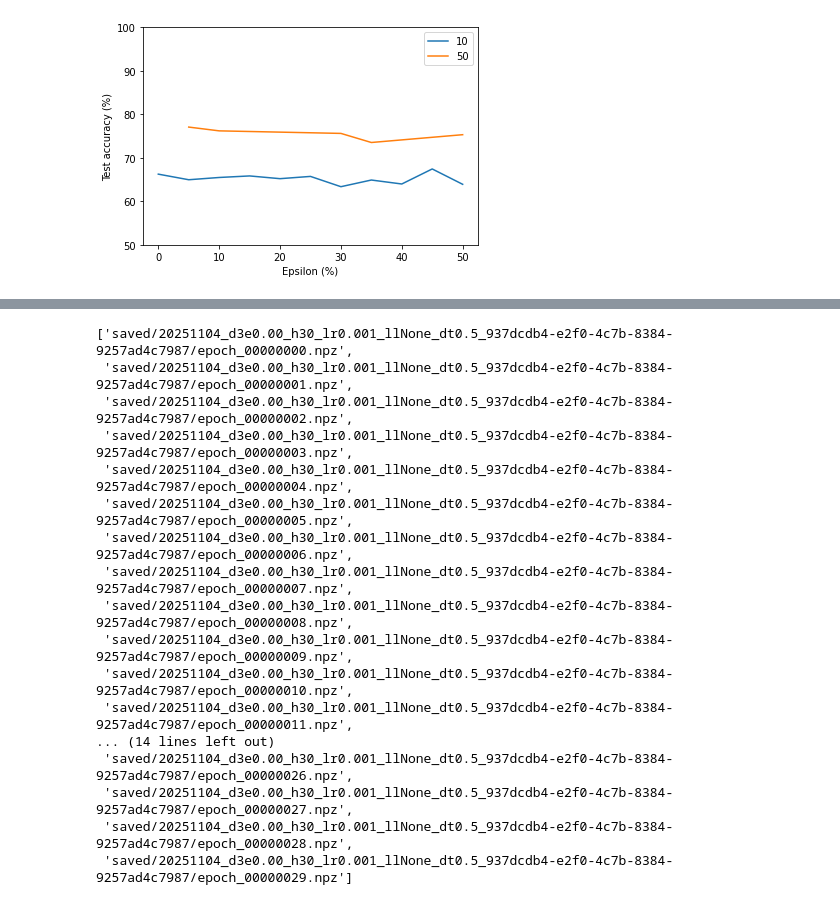
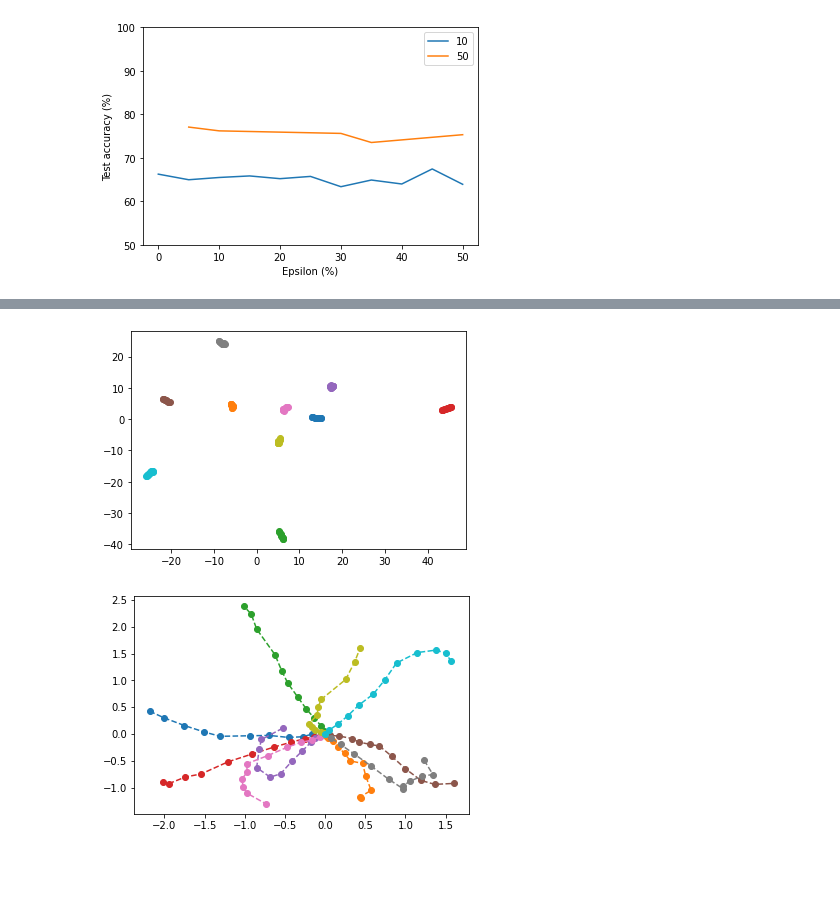
Before and after one commit to llandsmeer/spatial_snns, a Jupyter notebook: Plot.ipynb, the cells around one changed output, grey strips where cells are left out. Cells and saved outputs as stored; diff of their text form; code cells hidden in the pictures; blank space fills up the shorter version.

```diff
--- a/Plot.ipynb
+++ b/Plot.ipynb
@@ -132,23 +117,31 @@ glob.glob('saved/*/epoch_00000000.npz')
 # %%
 #'saved/20251104_d3e0.00_h30_lr0.001_llNone_dt0.5_d57726df-ed90-4fa3-a28a-f9d6c8288b4c/epoch_00000000.npz'
-sorted(x for x in glob.glob(
-    'saved/20251104_d3e0.00_h30_lr0.001_llNone_dt0.5_937dcdb4-e2f0-4c7b-8384-9257ad4c7987/epoch_*.npz'
-) if not 'read' in x)
+trace = [
+    dict(np.load(x))
+    for x in
+    sorted(x for x in glob.glob(
+        # 'saved/20251104_d3e0.00_h30_lr0.001_llNone_dt0.5_937dcdb4-e2f0-4c7b-8384-9257ad4c7987/epoch_*.npz'
+        # '/tmp/savd/20251106_d2e0.1_h10_lr0.1_ll10_dt0.5_2fc78afa-13fb-4f39-8fd8-11f21bf57256/epoch_*.npz'
+        '/tmp/saved/*/epoch_*.npz'
+    ) if not 'read' in x)
+]
-# %% [output]
-['saved/20251104_d3e0.00_h30_lr0.001_llNone_dt0.5_937dcdb4-e2f0-4c7b-8384-9257ad4c7987/epoch_00000000.npz',
- 'saved/20251104_d3e0.00_h30_lr0.001_llNone_dt0.5_937dcdb4-e2f0-4c7b-8384-9257ad4c7987/epoch_00000001.npz',
- 'saved/20251104_d3e0.00_h30_lr0.001_llNone_dt0.5_937dcdb4-e2f0-4c7b-8384-9257ad4c7987/epoch_00000002.npz',
- 'saved/20251104_d3e0.00_h30_lr0.001_llNone_dt0.5_937dcdb4-e2f0-4c7b-8384-9257ad4c7987/epoch_00000003.npz',
- 'saved/20251104_d3e0.00_h30_lr0.001_llNone_dt0.5_937dcdb4-e2f0-4c7b-8384-9257ad4c7987/epoch_00000004.npz',
- 'saved/20251104_d3e0.00_h30_lr0.001_llNone_dt0.5_937dcdb4-e2f0-4c7b-8384-9257ad4c7987/epoch_00000005.npz',
- 'saved/20251104_d3e0.00_h30_lr0.001_llNone_dt0.5_937dcdb4-e2f0-4c7b-8384-9257ad4c7987/epoch_00000006.npz',
- 'saved/20251104_d3e0.00_h30_lr0.001_llNone_dt0.5_937dcdb4-e2f0-4c7b-8384-9257ad4c7987/epoch_00000007.npz',
- 'saved/20251104_d3e0.00_h30_lr0.001_llNone_dt0.5_937dcdb4-e2f0-4c7b-8384-9257ad4c7987/epoch_00000008.npz',
- 'saved/20251104_d3e0.00_h30_lr0.001_llNone_dt0.5_937dcdb4-e2f0-4c7b-8384-9257ad4c7987/epoch_00000009.npz',
- 'saved/20251104_d3e0.00_h30_lr0.001_llNone_dt0.5_937dcdb4-e2f0-4c7b-8384-9257ad4c7987/epoch_00000010.npz',
- 'saved/20251104_d3e0.00_h30_lr0.001_llNone_dt0.5_937dcdb4-e2f0-4c7b-8384-9257ad4c7987/epoch_00000011.npz',
-... (14 lines left out)
- 'saved/20251104_d3e0.00_h30_lr0.001_llNone_dt0.5_937dcdb4-e2f0-4c7b-8384-9257ad4c7987/epoch_00000026.npz',
- 'saved/20251104_d3e0.00_h30_lr0.001_llNone_dt0.5_937dcdb4-e2f0-4c7b-8384-9257ad4c7987/epoch_00000027.npz',
- 'saved/20251104_d3e0.00_h30_lr0.001_llNone_dt0.5_937dcdb4-e2f0-4c7b-8384-9257ad4c7987/epoch_00000028.npz',
- 'saved/20251104_d3e0.00_h30_lr0.001_llNone_dt0.5_937dcdb4-e2f0-4c7b-8384-9257ad4c7987/epoch_00000029.npz']
+# %%
+columns = trace[0].keys()
+
+trace = {
+    k: np.array([x[k] for x in trace]) for k in columns
+}
+# %%
+for i in range(10):
+    x = trace['ipos'][:,i,0]
+    y = trace['ipos'][:,i,1]
+    plt.plot(x, y, 'o--')
+plt.figure()
+
+for i in range(10):
+    x = trace['ipos'][:,i,0] - trace['ipos'][0,i,0]
+    y = trace['ipos'][:,i,1] - trace['ipos'][0,i,1]
+    plt.plot(x, y, 'o--')
+# %% [output]
+[figure, added]
+[figure, added]
```
Also changed, not shown: parts of 12 cells of this notebook, 2 other files.
